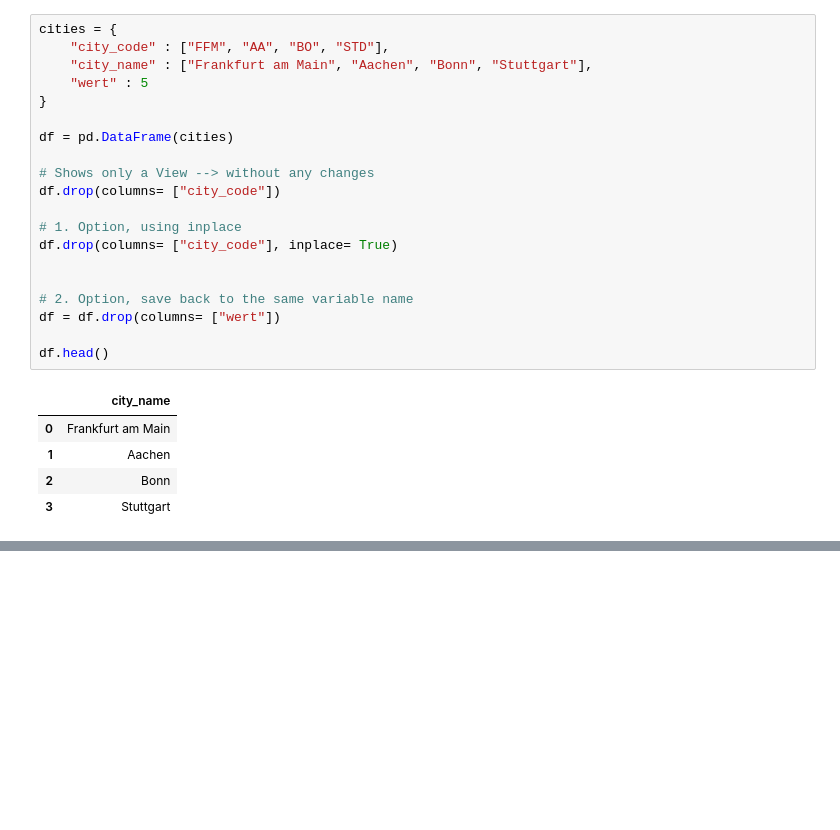
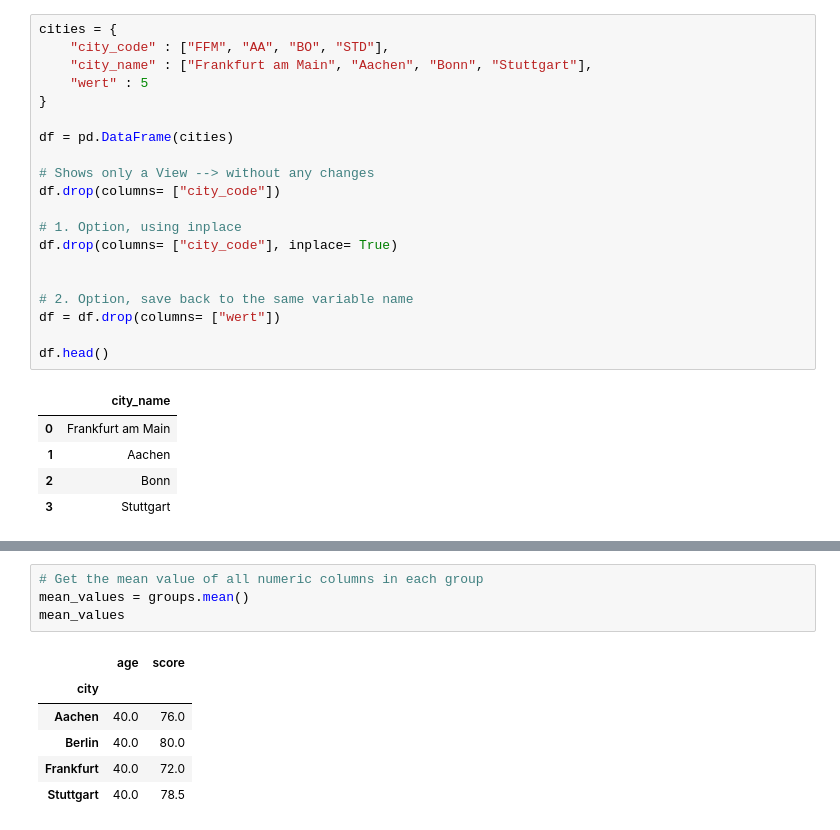
Before and after one commit to rbiotblbk/ML, a Jupyter notebook: 03_Pandas/01_Pandas_Intro.ipynb, the cells around one changed output, grey strips where cells are left out. Cells and saved outputs as stored; diff of their text form; blank space fills up the shorter version.

```diff
--- a/03_Pandas/01_Pandas_Intro.ipynb
+++ b/03_Pandas/01_Pandas_Intro.ipynb
@@ -1051,0 +1140,11 @@ df.head()
+# %%
+# Get the mean value of all numeric columns in each group
+mean_values = groups.mean()
+mean_values
+# %% [output]
+|  | age | score |
+| city |  |  |
+| Aachen | 40.0 | 76.0 |
+| Berlin | 40.0 | 80.0 |
+| Frankfurt | 40.0 | 72.0 |
+| Stuttgart | 40.0 | 78.5 |
```
Also changed, not shown: parts of 15 cells of this notebook.
